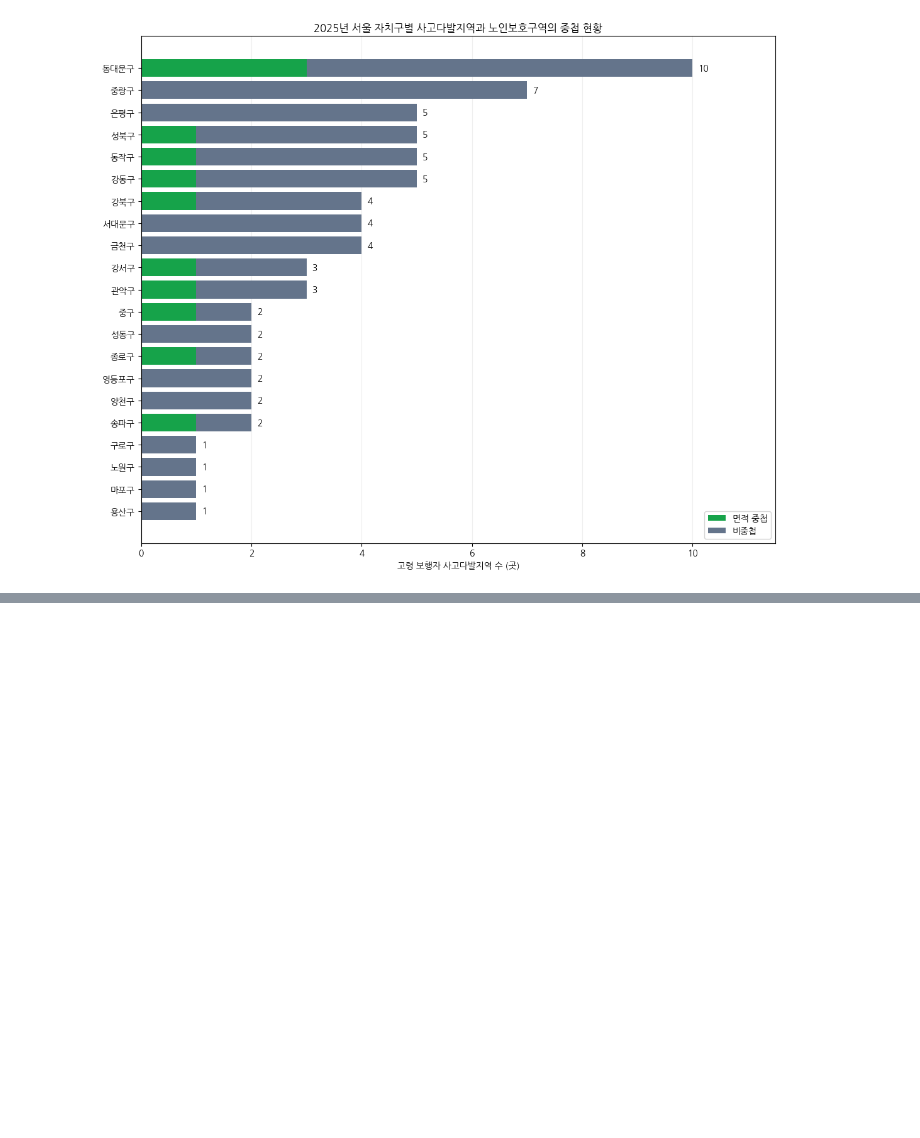
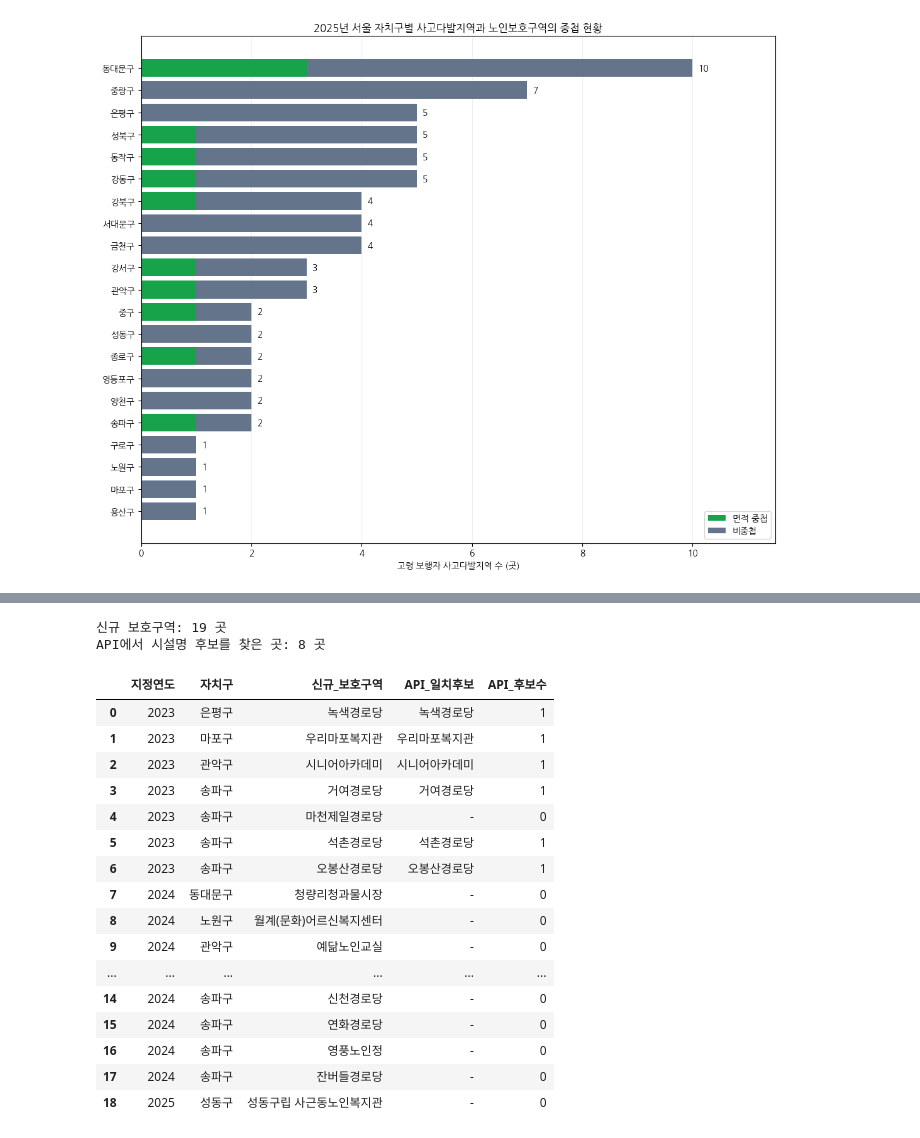
Before and after one commit to csy04x2/elder_accident, a Jupyter notebook: analysis.ipynb, the cells around one changed output, grey strips where cells are left out. Drawn from its saved outputs; the diff is of its cells as text; code cells hidden in the pictures; blank space fills up the shorter version.

```diff
--- a/analysis.ipynb
+++ b/analysis.ipynb
@@ -2499,0 +2835,79 @@ plt.show()
+# %%
+
+# 분석 12 - STEP 1
+# 신규 보호구역 19곳의 API 공간정보 확인
+
+import re
+import pandas as pd
+
+# 시설명 표기 차이 일부 제거
+def normalize_name(name):
+    name = str(name)
+    name = re.sub(r'[\s()\-.]', '', name)
+    name = re.sub(r'^(시립|구립|성동구립)', '', name)
+    return name
+
+# API 시설명 목록 (중복 경계 제거)
+api_facilities = seoul_zones[
+    ['SGG_NM', 'OBFA_NM', 'LAT', 'LOT']
+].drop_duplicates('OBFA_NM').copy()
+
+api_facilities['비교명'] = (
+    api_facilities['OBFA_NM'].apply(normalize_name)
+)
+
+results = []
+
+for _, zone in new_zones.iterrows():
+    zone_name = normalize_name(zone['시설명'])
+
+    matches = api_facilities[
+        api_facilities['SGG_NM'].eq(zone['자치구'])
+        & (
+            api_facilities['비교명'].eq(zone_name)
+            | api_facilities['비교명'].apply(
+                lambda x: zone_name in x or x in zone_name
+            )
+        )
+    ]
+
+    results.append({
+        '지정연도': zone['지정연도'],
+        '자치구': zone['자치구'],
+        '신규_보호구역': zone['시설명'],
+        'API_일치후보': ', '.join(
+            matches['OBFA_NM'].tolist()
+        ) if len(matches) else '-',
+        'API_후보수': len(matches)
+    })
+
+zone_api_check = pd.DataFrame(results)
+
+print('신규 보호구역:', len(zone_api_check), '곳')
+print(
+    'API에서 시설명 후보를 찾은 곳:',
+    (zone_api_check['API_후보수'] > 0).sum(),
+    '곳'
+)
+
+display(zone_api_check)
+# %% [output]
+신규 보호구역: 19 곳
+API에서 시설명 후보를 찾은 곳: 8 곳
+|  | 지정연도 | 자치구 | 신규_보호구역 | API_일치후보 | API_후보수 |
+| 0 | 2023 | 은평구 | 녹색경로당 | 녹색경로당 | 1 |
+| 1 | 2023 | 마포구 | 우리마포복지관 | 우리마포복지관 | 1 |
+| 2 | 2023 | 관악구 | 시니어아카데미 | 시니어아카데미 | 1 |
+| 3 | 2023 | 송파구 | 거여경로당 | 거여경로당 | 1 |
+| 4 | 2023 | 송파구 | 마천제일경로당 | - | 0 |
+| 5 | 2023 | 송파구 | 석촌경로당 | 석촌경로당 | 1 |
+| 6 | 2023 | 송파구 | 오봉산경로당 | 오봉산경로당 | 1 |
+| 7 | 2024 | 동대문구 | 청량리청과물시장 | - | 0 |
+| 8 | 2024 | 노원구 | 월계(문화)어르신복지센터 | - | 0 |
+| 9 | 2024 | 관악구 | 예닮노인교실 | - | 0 |
+| ... | ... | ... | ... | ... | ... |
+| 14 | 2024 | 송파구 | 신천경로당 | - | 0 |
+| 15 | 2024 | 송파구 | 연화경로당 | - | 0 |
+| 16 | 2024 | 송파구 | 영풍노인정 | - | 0 |
+| 17 | 2024 | 송파구 | 잔버들경로당 | - | 0 |
+| 18 | 2025 | 성동구 | 성동구립 사근동노인복지관 | - | 0 |
```
Also changed, not shown: parts of 15 cells of this notebook.
